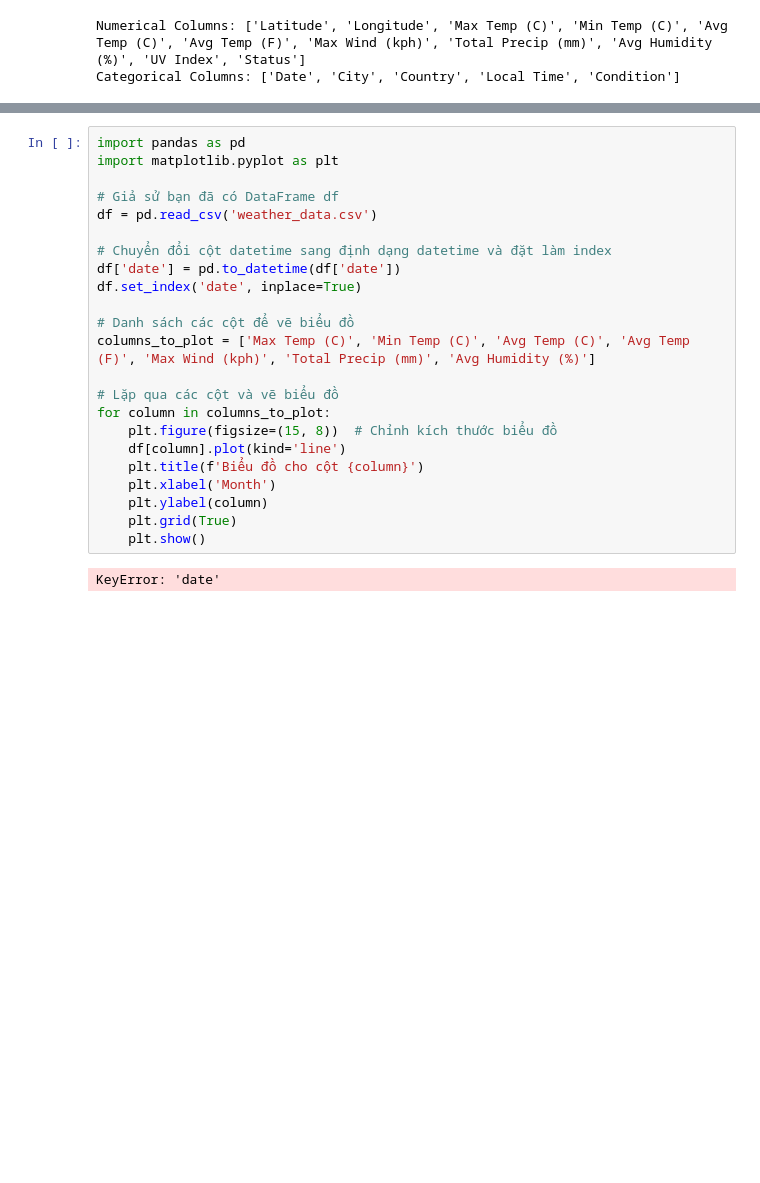
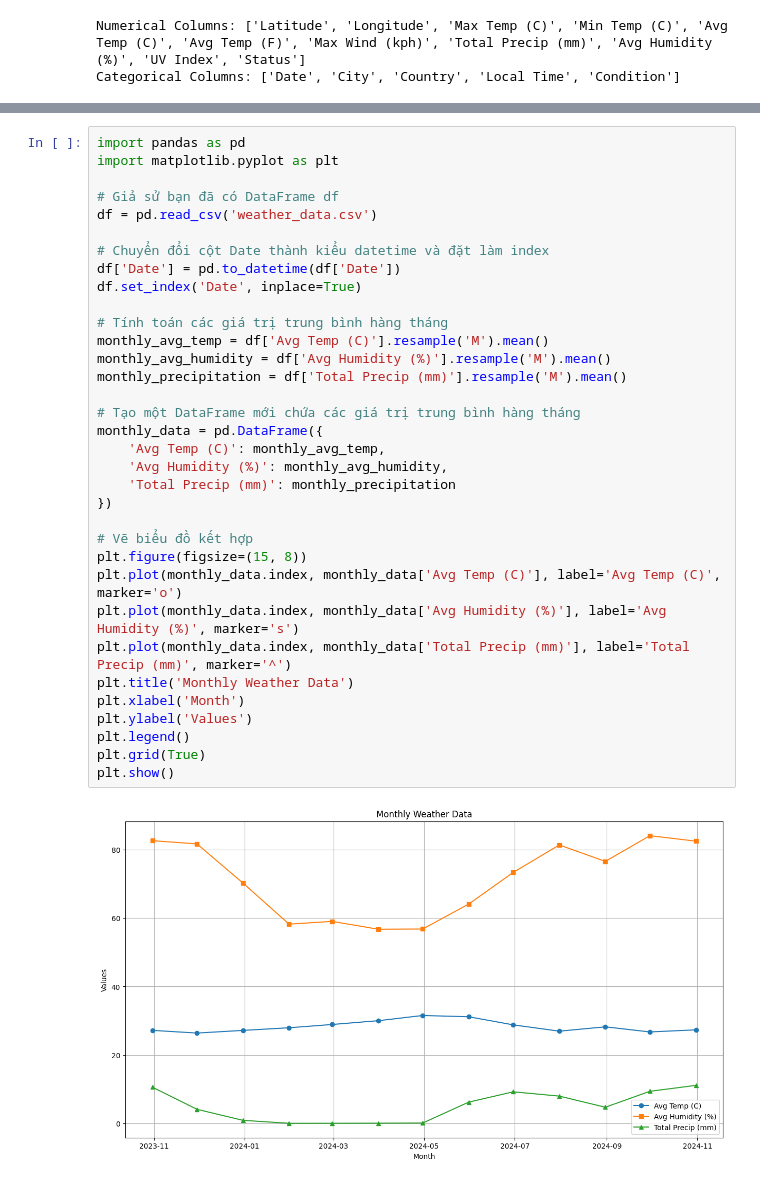
Before and after one commit to ASAPPhat/ML_WeatherForecast, a Jupyter notebook: project.ipynb, the cells around one changed output, grey strips where cells are left out. Cells and saved outputs as stored; diff of their text form; blank space fills up the shorter version.

```diff
--- a/project.ipynb
+++ b/project.ipynb
@@ -284,25 +427,36 @@ for column in columns_to_plot:
 # %%
 import pandas as pd
 import matplotlib.pyplot as plt
 
 # Giả sử bạn đã có DataFrame df
 df = pd.read_csv('weather_data.csv')
 
-# Chuyển đổi cột datetime sang định dạng datetime và đặt làm index
-df['date'] = pd.to_datetime(df['date'])
-df.set_index('date', inplace=True)
+# Chuyển đổi cột Date thành kiểu datetime và đặt làm index
+df['Date'] = pd.to_datetime(df['Date'])
+df.set_index('Date', inplace=True)
 
-# Danh sách các cột để vẽ biểu đồ
-columns_to_plot = ['Max Temp (C)', 'Min Temp (C)', 'Avg Temp (C)', 'Avg Temp (F)', 'Max Wind (kph)', 'Total Precip (mm)', 'Avg Humidity (%)']
+# Tính toán các giá trị trung bình hàng tháng
+monthly_avg_temp = df['Avg Temp (C)'].resample('M').mean()
+monthly_avg_humidity = df['Avg Humidity (%)'].resample('M').mean()
+monthly_precipitation = df['Total Precip (mm)'].resample('M').mean()
 
-# Lặp qua các cột và vẽ biểu đồ
-for column in columns_to_plot:
-    plt.figure(figsize=(15, 8))  # Chỉnh kích thước biểu đồ
-    df[column].plot(kind='line')
-    plt.title(f'Biểu đồ cho cột {column}')
-    plt.xlabel('Month')
-    plt.ylabel(column)
-    plt.grid(True)
-    plt.show()
+# Tạo một DataFrame mới chứa các giá trị trung bình hàng tháng
+monthly_data = pd.DataFrame({
+    'Avg Temp (C)': monthly_avg_temp,
+    'Avg Humidity (%)': monthly_avg_humidity,
+    'Total Precip (mm)': monthly_precipitation
+})
+
+# Vẽ biểu đồ kết hợp
+plt.figure(figsize=(15, 8))
+plt.plot(monthly_data.index, monthly_data['Avg Temp (C)'], label='Avg Temp (C)', marker='o')
+plt.plot(monthly_data.index, monthly_data['Avg Humidity (%)'], label='Avg Humidity (%)', marker='s')
+plt.plot(monthly_data.index, monthly_data['Total Precip (mm)'], label='Total Precip (mm)', marker='^')
+plt.title('Monthly Weather Data')
+plt.xlabel('Month')
+plt.ylabel('Values')
+plt.legend()
+plt.grid(True)
+plt.show()
 # %% [output]
-KeyError: 'date'
+[figure, added]
```
Also changed, not shown: parts of 17 cells of this notebook.
